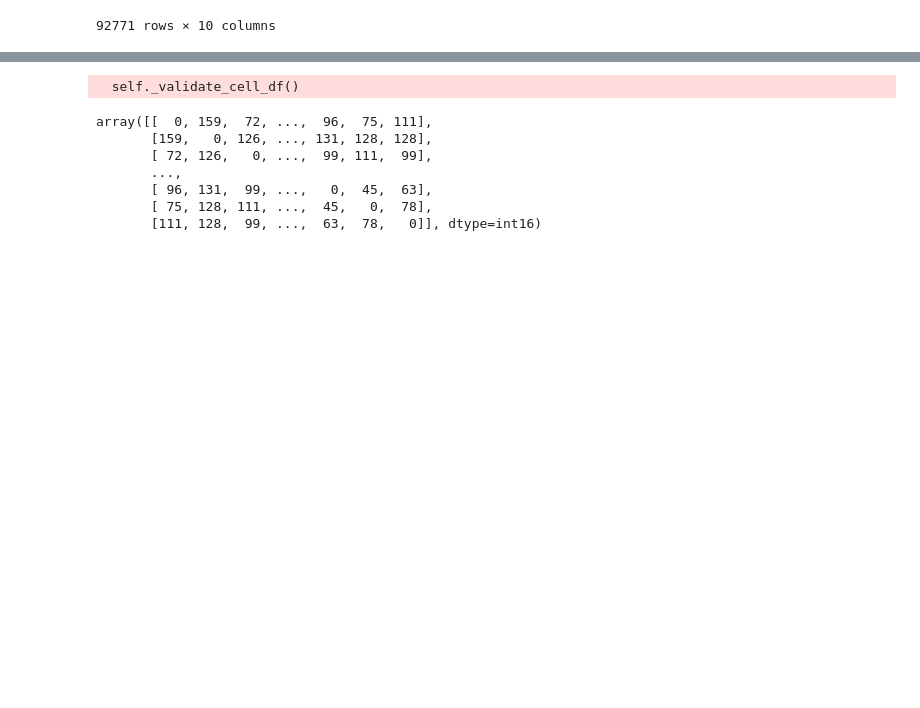
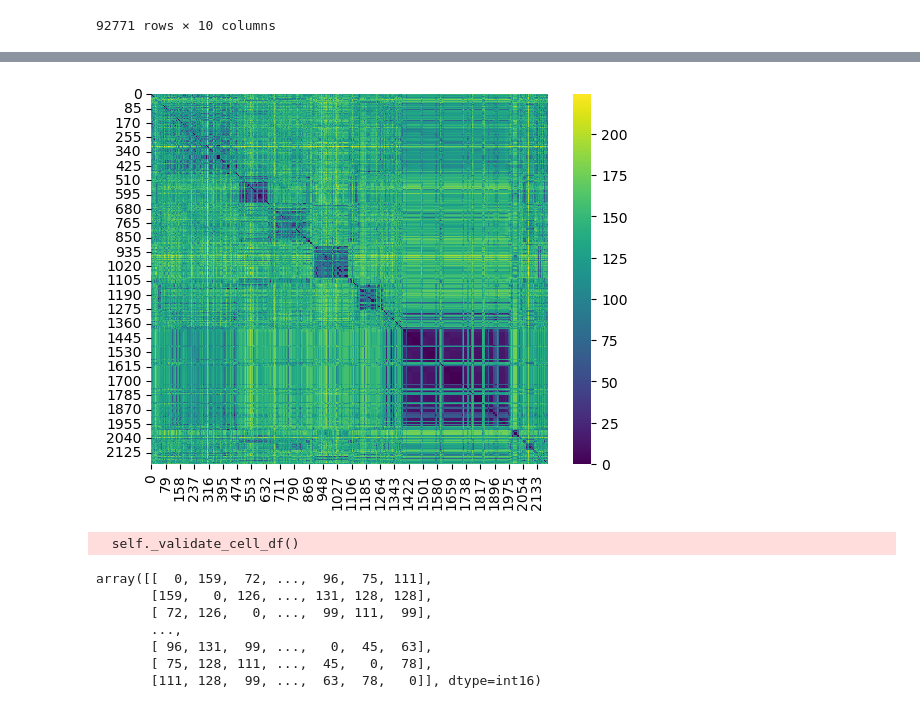
Before and after one commit to UoB-DSMP-2023-24/dsmp-2024-group-14, a Jupyter notebook: mouse.ipynb, the cells around one changed output, grey strips where cells are left out. Cells and saved outputs as stored; diff of their text form; code cells hidden in the pictures; blank space fills up the shorter version.

```diff
--- a/mouse.ipynb
+++ b/mouse.ipynb
@@ -110,3 +285,12 @@ array([[  0,  90,  90, ..., 115, 148, 133],
+# %%
+import seaborn as sns
+
+matrix = alpha_distance_matrix
+
+sns.heatmap(matrix, cmap='viridis')
+plt.show()
+# %% [output]
+[figure, added]
 # %%
 #beta chain
 from tcrdist.repertoire import TCRrep
```
Also changed, not shown: parts of 19 cells of this notebook.
